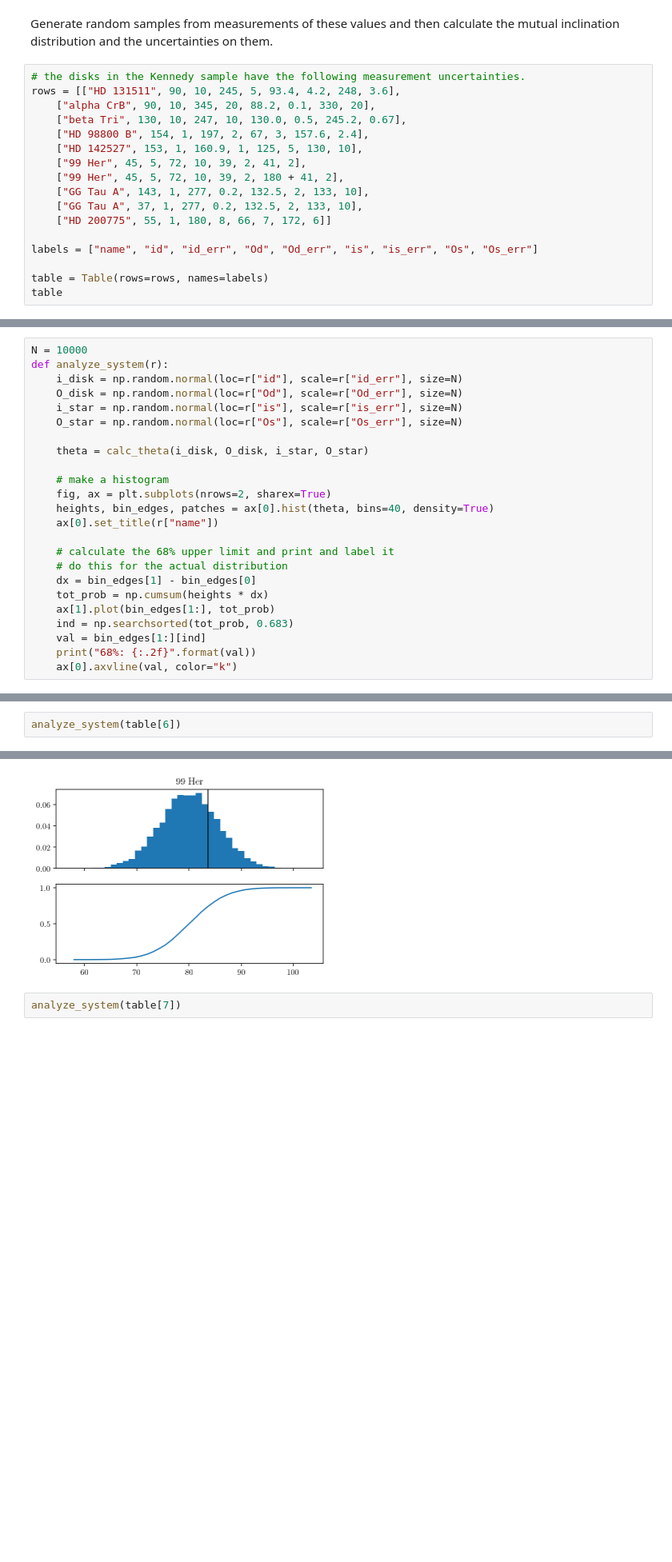
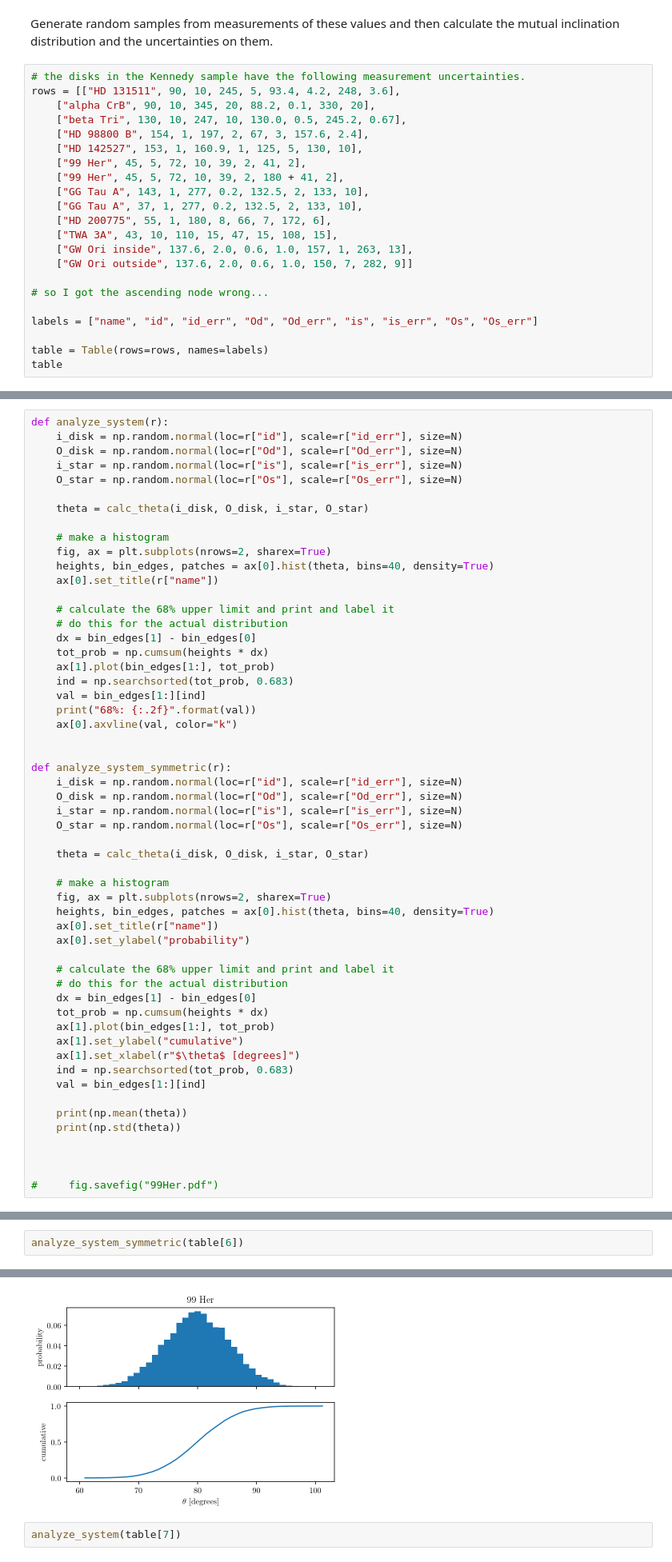
Before and after one commit to iancze/hierarchical-mutual-inclinations, a Jupyter notebook: MutualInclinationUncertainty.ipynb, the cells around one changed output, grey strips where cells are left out. Shown at 80% size. Drawn from its saved outputs; the diff is of its cells as text; blank space fills up the shorter version.

```diff
--- a/MutualInclinationUncertainty.ipynb
+++ b/MutualInclinationUncertainty.ipynb
@@ -35,7 +35,12 @@ rows = [["HD 131511", 90, 10, 245, 5, 93.4, 4.2, 248, 3.6],
     ["99 Her", 45, 5, 72, 10, 39, 2, 180 + 41, 2],
     ["GG Tau A", 143, 1, 277, 0.2, 132.5, 2, 133, 10],
     ["GG Tau A", 37, 1, 277, 0.2, 132.5, 2, 133, 10],
-    ["HD 200775", 55, 1, 180, 8, 66, 7, 172, 6]]
+    ["HD 200775", 55, 1, 180, 8, 66, 7, 172, 6],
+    ["TWA 3A", 43, 10, 110, 15, 47, 15, 108, 15],
+    ["GW Ori inside", 137.6, 2.0, 0.6, 1.0, 157, 1, 263, 13],
+    ["GW Ori outside", 137.6, 2.0, 0.6, 1.0, 150, 7, 282, 9]]
+
+# so I got the ascending node wrong...
 
 labels = ["name", "id", "id_err", "Od", "Od_err", "is", "is_err", "Os", "Os_err"]
 
@@ -58,5 +68,4 @@ Table length=10
 # %%
-N = 10000
 def analyze_system(r):
     i_disk = np.random.normal(loc=r["id"], scale=r["id_err"], size=N)
     O_disk = np.random.normal(loc=r["Od"], scale=r["Od_err"], size=N)
@@ -79,6 +88,38 @@ def analyze_system(r):
     val = bin_edges[1:][ind]
     print("68%: {:.2f}".format(val))
     ax[0].axvline(val, color="k")
+
+
+def analyze_system_symmetric(r):
+    i_disk = np.random.normal(loc=r["id"], scale=r["id_err"], size=N)
+    O_disk = np.random.normal(loc=r["Od"], scale=r["Od_err"], size=N)
+    i_star = np.random.normal(loc=r["is"], scale=r["is_err"], size=N)
+    O_star = np.random.normal(loc=r["Os"], scale=r["Os_err"], size=N)
+
+    theta = calc_theta(i_disk, O_disk, i_star, O_star)
+
+    # make a histogram
+    fig, ax = plt.subplots(nrows=2, sharex=True)
+    heights, bin_edges, patches = ax[0].hist(theta, bins=40, density=True)
+    ax[0].set_title(r["name"])
+    ax[0].set_ylabel("probability")
+
+    # calculate the 68% upper limit and print and label it
+    # do this for the actual distribution
+    dx = bin_edges[1] - bin_edges[0]
+    tot_prob = np.cumsum(heights * dx)
+    ax[1].plot(bin_edges[1:], tot_prob)
+    ax[1].set_ylabel("cumulative")
+    ax[1].set_xlabel(r"$\theta$ [degrees]")
+    ind = np.searchsorted(tot_prob, 0.683)
+    val = bin_edges[1:][ind]
+
+    print(np.mean(theta))
+    print(np.std(theta))
+
+
+
+#     fig.savefig("99Her.pdf")
 # %%
 analyze_system(table[0])
 # %% [output]
@@ -110,5 +151,5 @@ analyze_system(table[5])
 68%: 25.83
 [figure]
 # %%
-analyze_system(table[6])
+analyze_system_symmetric(table[6])
 # %% [output]
@@ -116,4 +157,4 @@ analyze_system(table[6])
-[figure, old version]
+[figure, new version]
 # %%
 analyze_system(table[7])
 # %% [output]
```
Also changed, not shown: parts of 6 cells of this notebook, 4 other files.
